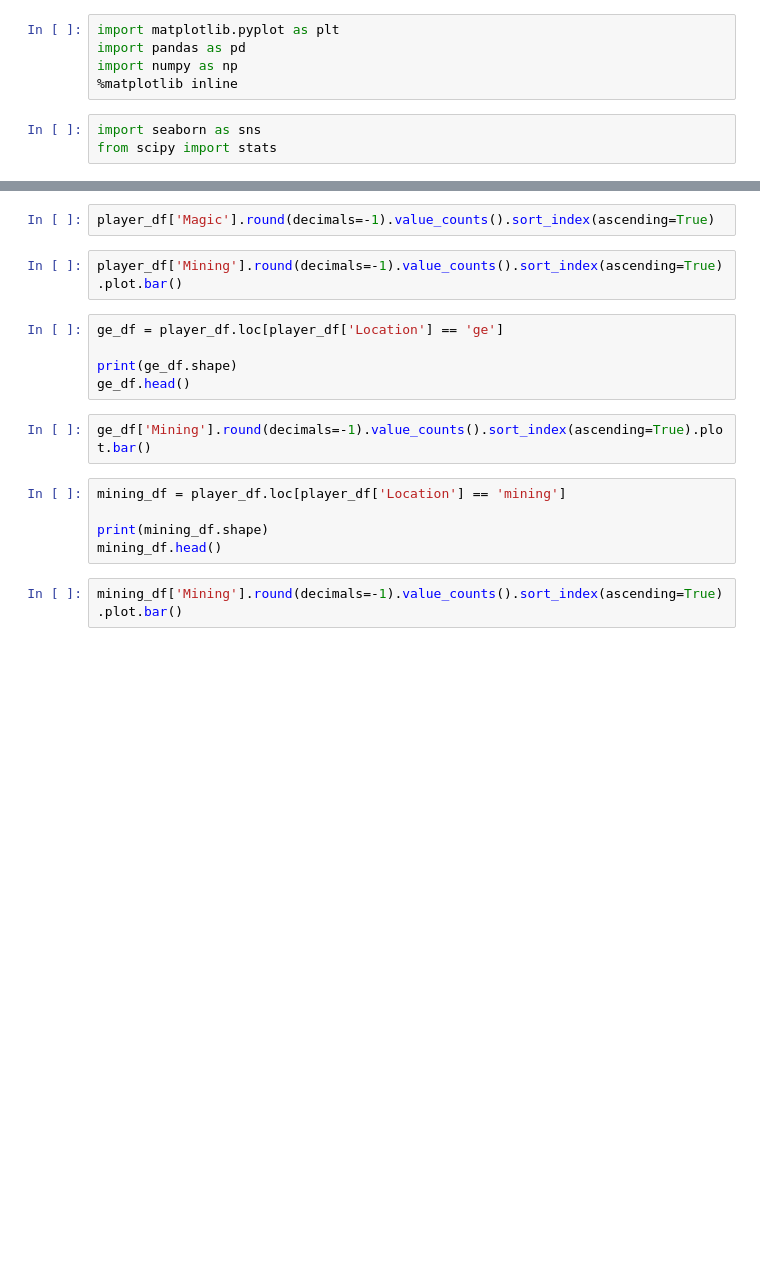
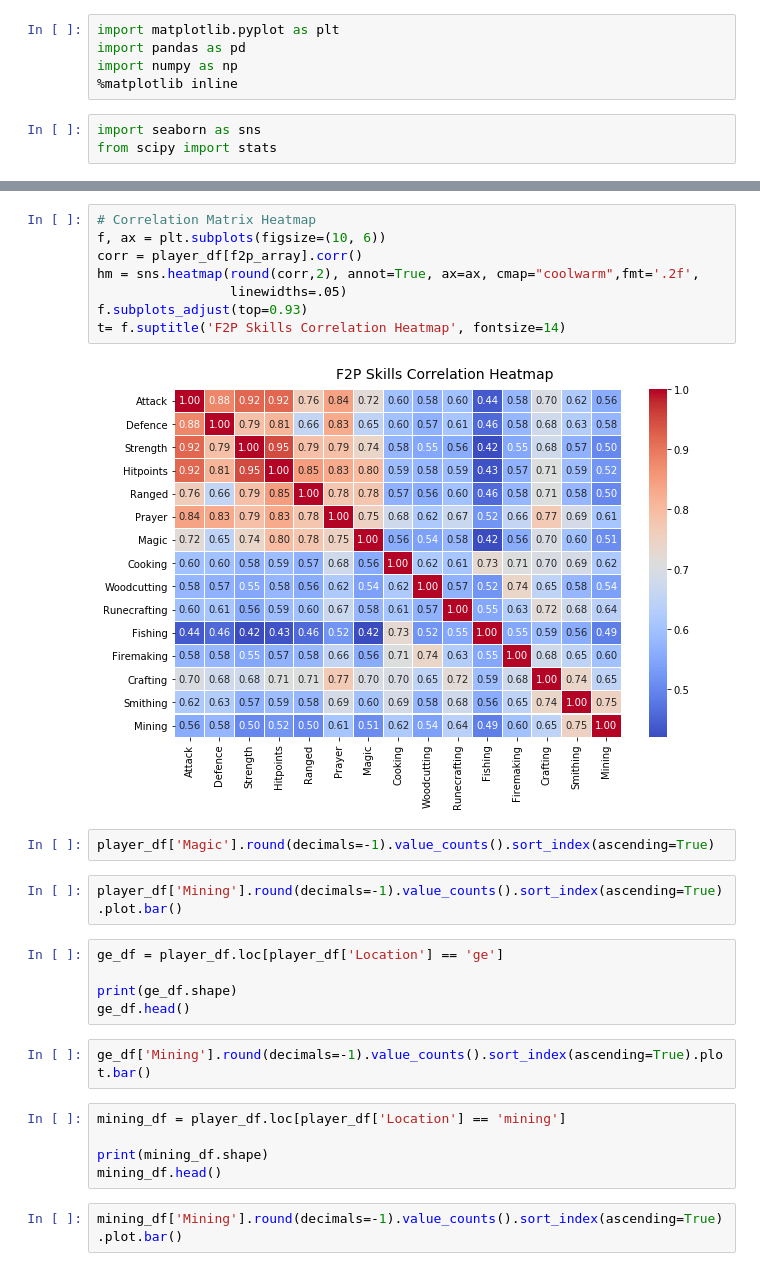
Before and after one commit to chriskok/BotClassification-OSRS, a Jupyter notebook: EDA.ipynb, the cells around one changed output, grey strips where cells are left out. Cells and saved outputs as stored; diff of their text form; blank space fills up the shorter version.

Commit message:
Added correlation heatmap of skills

```diff
--- a/EDA.ipynb
+++ b/EDA.ipynb
@@ -19,3 +42,13 @@ player_df.columns
+# %%
+# Correlation Matrix Heatmap
+f, ax = plt.subplots(figsize=(10, 6))
+corr = player_df[f2p_array].corr()
+hm = sns.heatmap(round(corr,2), annot=True, ax=ax, cmap="coolwarm",fmt='.2f',
+                 linewidths=.05)
+f.subplots_adjust(top=0.93)
+t= f.suptitle('F2P Skills Correlation Heatmap', fontsize=14)
+# %% [output]
+[figure, added]
 # %%
 player_df['Magic'].round(decimals=-1).value_counts().sort_index(ascending=True)
 # %%
```
Also changed, not shown: parts of 4 cells of this notebook.
